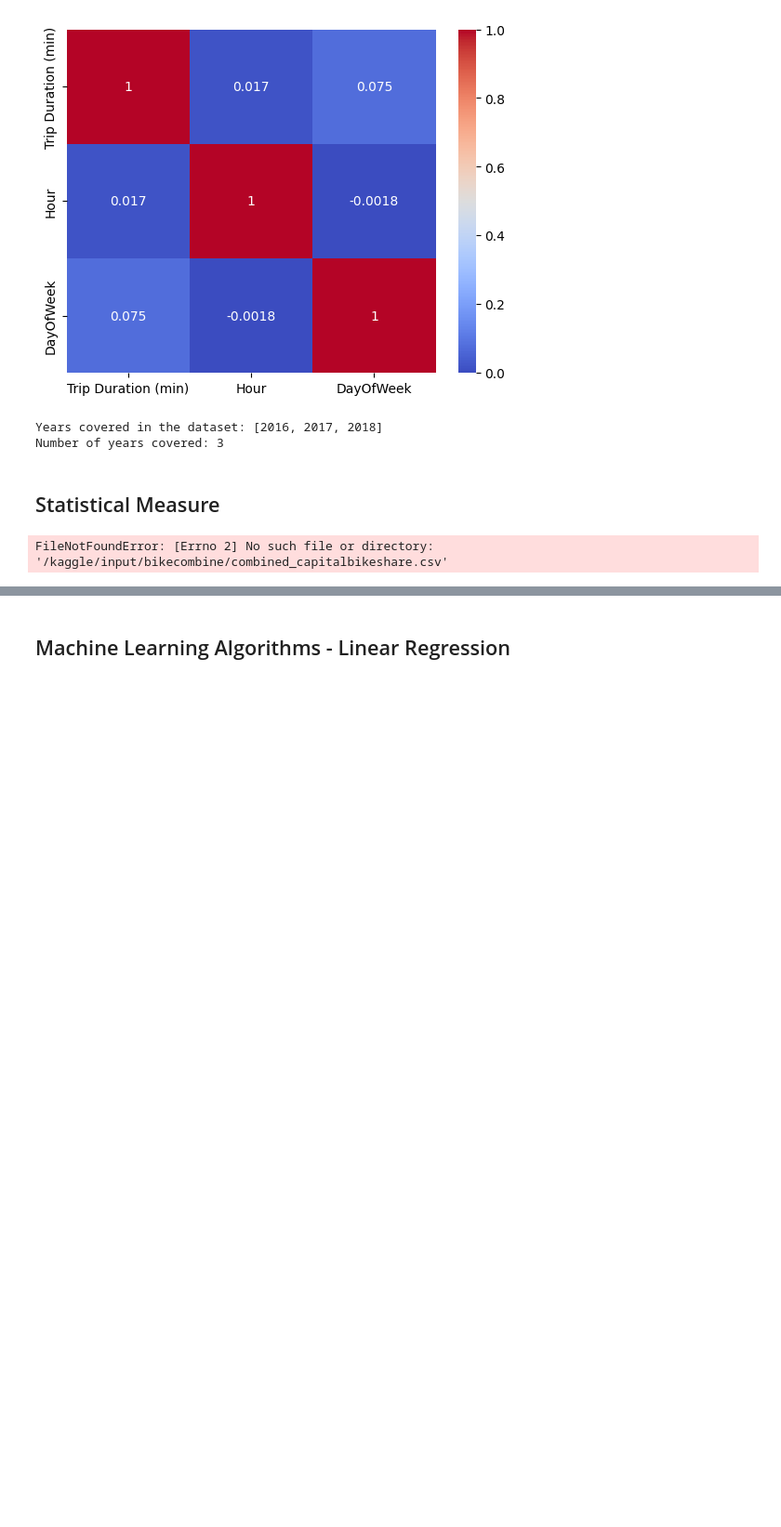
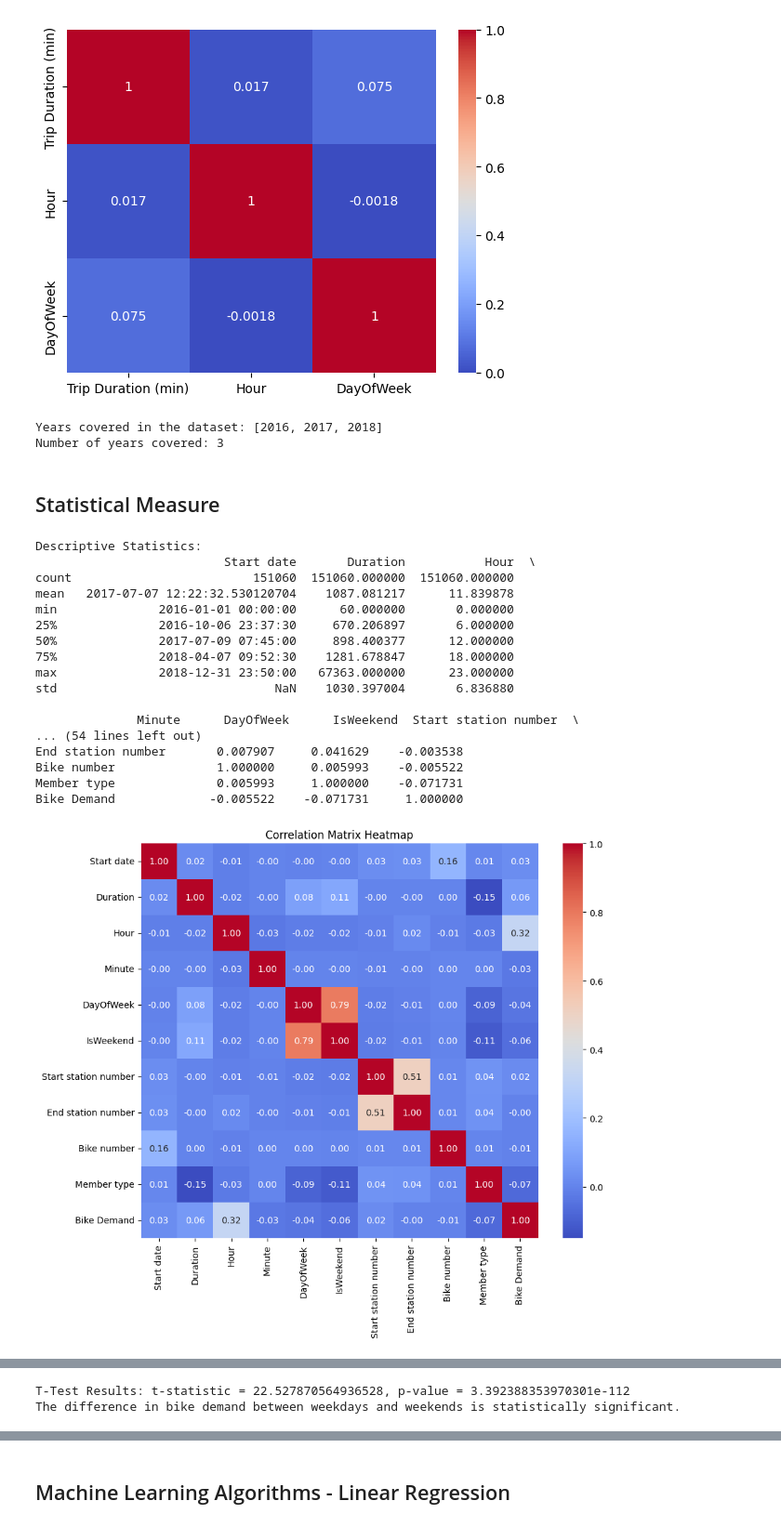
Before and after one commit to coraline1111/UTS-Group-Project, a Jupyter notebook: Group_Project_Version_3.ipynb, the cells around one changed output, grey strips where cells are left out. Shown at 93% size. Saved outputs shown, nothing was run; the diff lists cells and outputs as text; code cells hidden in the pictures; blank space fills up the shorter version.

```diff
--- a/Group_Project_Version_3.ipynb
+++ b/Group_Project_Version_3.ipynb
@@ -377,8 +377,7 @@ from sklearn.preprocessing import LabelEncoder
 import warnings
 warnings.filterwarnings('ignore')
 
-# 1. Data Loading and Preprocessing
-combined_df = pd.read_csv("/kaggle/input/bikecombine/combined_capitalbikeshare.csv")
+# 1. Data Preprocessing
 
 # Convert 'Start date' to datetime
 combined_df['Start date'] = pd.to_datetime(combined_df['Start date'])
@@ -459,31 +458,48 @@ plt.show()
 weekday_demand = bike_demand_per_10min[bike_demand_per_10min['IsWeekend'] == 0]['Bike Demand']
 weekend_demand = bike_demand_per_10min[bike_demand_per_10min['IsWeekend'] == 1]['Bike Demand']
 
 t_stat, p_value = ttest_ind(weekday_demand, weekend_demand)
 print(f"\nT-Test Results: t-statistic = {t_stat}, p-value = {p_value}")
 if p_value < 0.05:
     print("The difference in bike demand between weekdays and weekends is statistically significant.")
 else:
     print("No significant difference in bike demand between weekdays and weekends.")
 
 # 7. Rolling Statistics
 bike_demand_per_10min['RollingMean10'] = bike_demand_per_10min['Bike Demand'].rolling(window=10).mean()
 bike_demand_per_10min['RollingStd10'] = bike_demand_per_10min['Bike Demand'].rolling(window=10).std()
 
 plt.figure(figsize=(12, 6))
 plt.plot(bike_demand_per_10min['Start date'], bike_demand_per_10min['Bike Demand'], label="Bike Demand", color="blue")
 plt.plot(bike_demand_per_10min['Start date'], bike_demand_per_10min['RollingMean10'], label="Rolling Mean (10)", color="orange")
 plt.fill_between(
     bike_demand_per_10min['Start date'],
     bike_demand_per_10min['RollingMean10'] - bike_demand_per_10min['RollingStd10'],
     bike_demand_per_10min['RollingMean10'] + bike_demand_per_10min['RollingStd10'],
     color="gray", alpha=0.2, label="Rolling Std Dev (10)"
 )
 plt.title("Bike Demand with Rolling Mean and Standard Deviation")
 plt.xlabel("Date")
 plt.ylabel("Bike Demand")
 plt.grid()
 plt.legend()
 plt.show()
 # %% [output]
-FileNotFoundError: [Errno 2] No such file or directory: '/kaggle/input/bikecombine/combined_capitalbikeshare.csv'
+Descriptive Statistics:
+                          Start date       Duration           Hour  \
+count                         151060  151060.000000  151060.000000
+mean   2017-07-07 12:22:32.530120704    1087.081217      11.839878
+min              2016-01-01 00:00:00      60.000000       0.000000
+25%              2016-10-06 23:37:30     670.206897       6.000000
+50%              2017-07-09 07:45:00     898.400377      12.000000
+75%              2018-04-07 09:52:30    1281.678847      18.000000
+max              2018-12-31 23:50:00   67363.000000      23.000000
+std                              NaN    1030.397004       6.836880
+
+              Minute      DayOfWeek      IsWeekend  Start station number  \
+... (54 lines left out)
+End station number       0.007907     0.041629    -0.003538
+Bike number              1.000000     0.005993    -0.005522
+Member type              0.005993     1.000000    -0.071731
+Bike Demand             -0.005522    -0.071731     1.000000
+[figure, added]
@@ -489,0 +509,2 @@ FileNotFoundError: [Errno 2] No such file or directory: '/kaggle/input/bikecombi
+T-Test Results: t-statistic = 22.527870564936528, p-value = 3.392388353970301e-112
+The difference in bike demand between weekdays and weekends is statistically significant.
```
Also changed, not shown: parts of 10 cells of this notebook.
